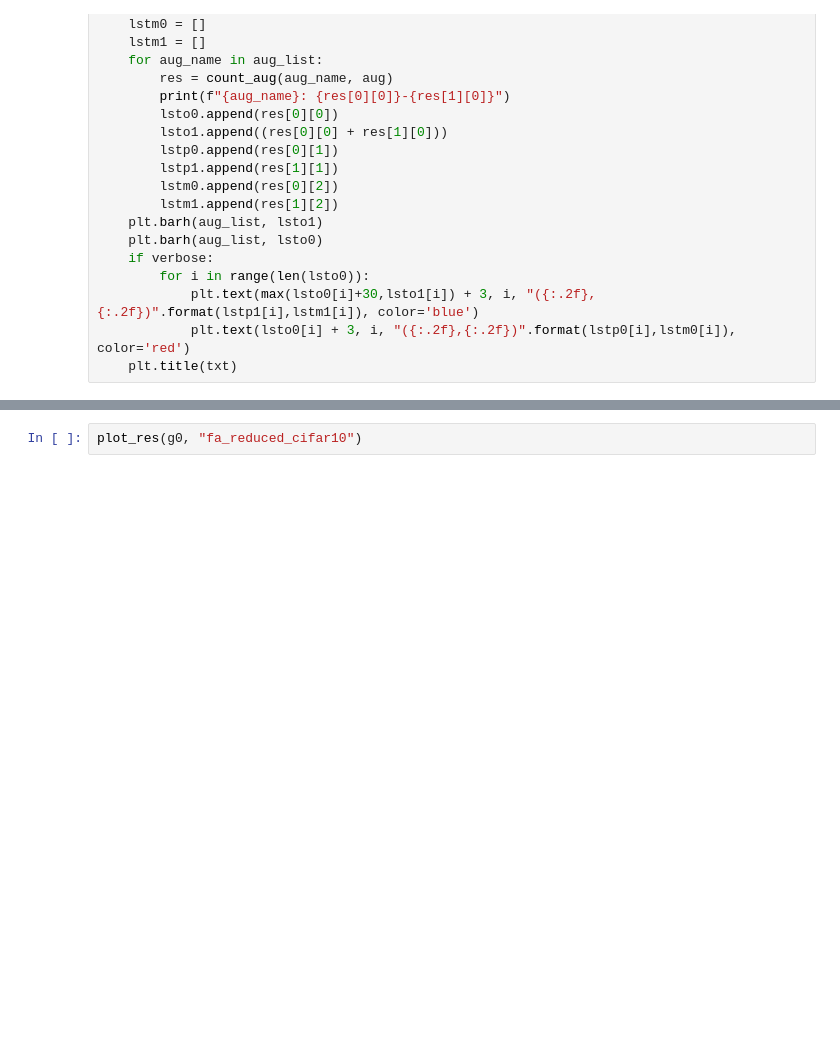
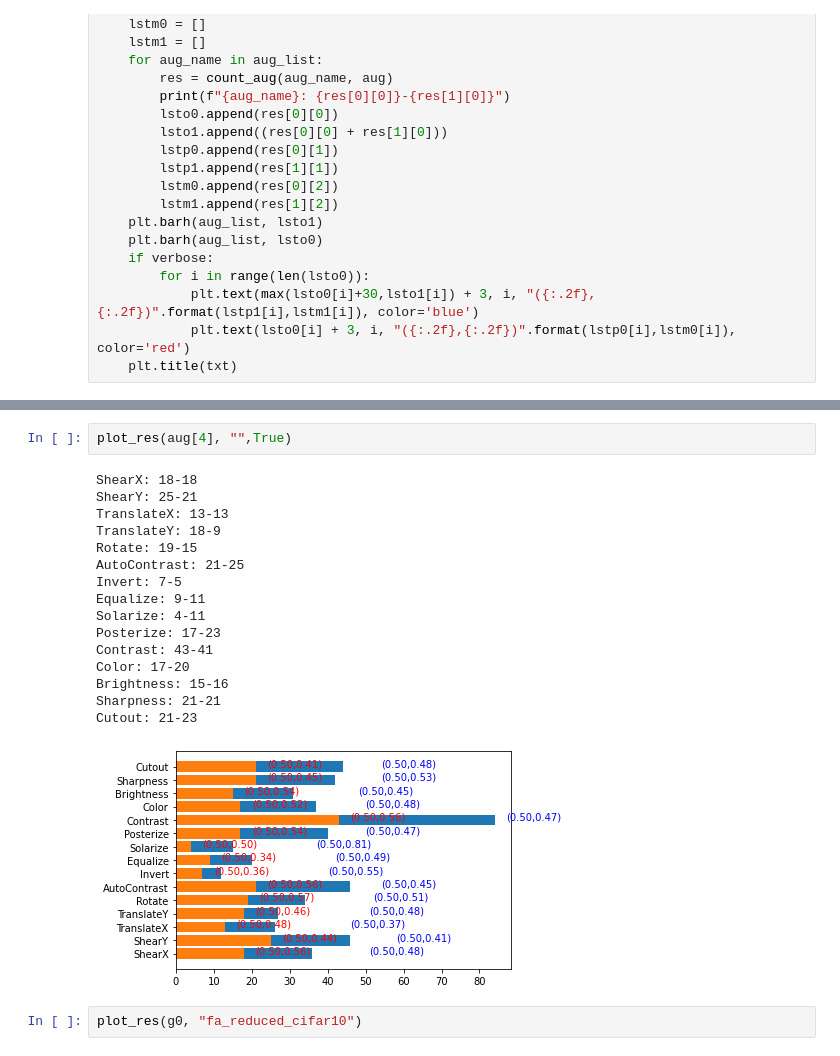
Before and after one commit to yongsubaek/AdapAug, a Jupyter notebook: aug_analyze.ipynb, the cells around one changed output, grey strips where cells are left out. Drawn from its saved outputs; the diff is of its cells as text; blank space fills up the shorter version.

```diff
--- a/aug_analyze.ipynb
+++ b/aug_analyze.ipynb
@@ -138,3 +141,22 @@ Cutout: 69-12
+# %%
+plot_res(aug[4], "",True)
+# %% [output]
+ShearX: 18-18
+ShearY: 25-21
+TranslateX: 13-13
+TranslateY: 18-9
+Rotate: 19-15
+AutoContrast: 21-25
+Invert: 7-5
+Equalize: 9-11
+Solarize: 4-11
+Posterize: 17-23
+Contrast: 43-41
+Color: 17-20
+Brightness: 15-16
+Sharpness: 21-21
+Cutout: 21-23
+[figure, added]
 # %%
 plot_res(g0, "fa_reduced_cifar10")
 # %% [output]
```
Also changed, not shown: parts of 4 cells of this notebook, 8 other files.
